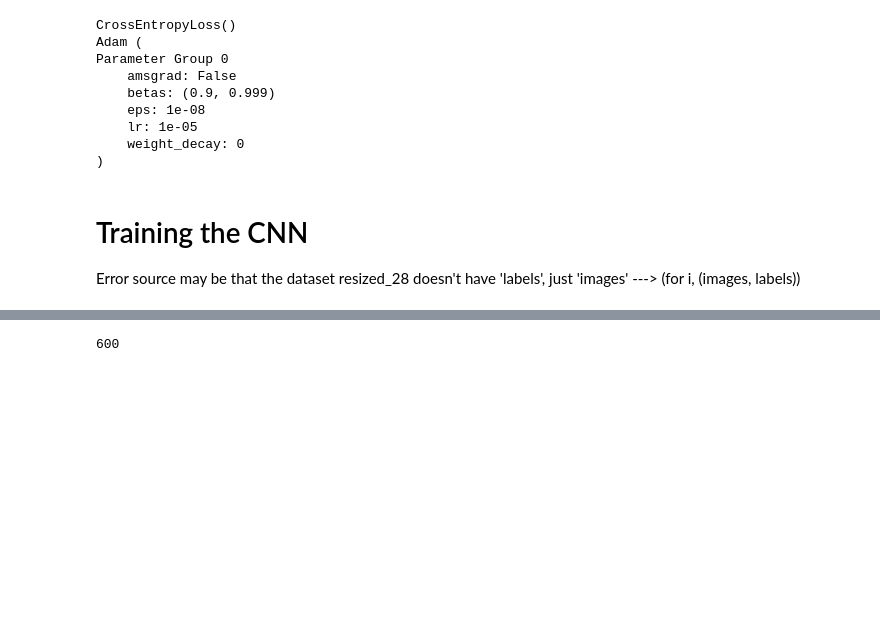
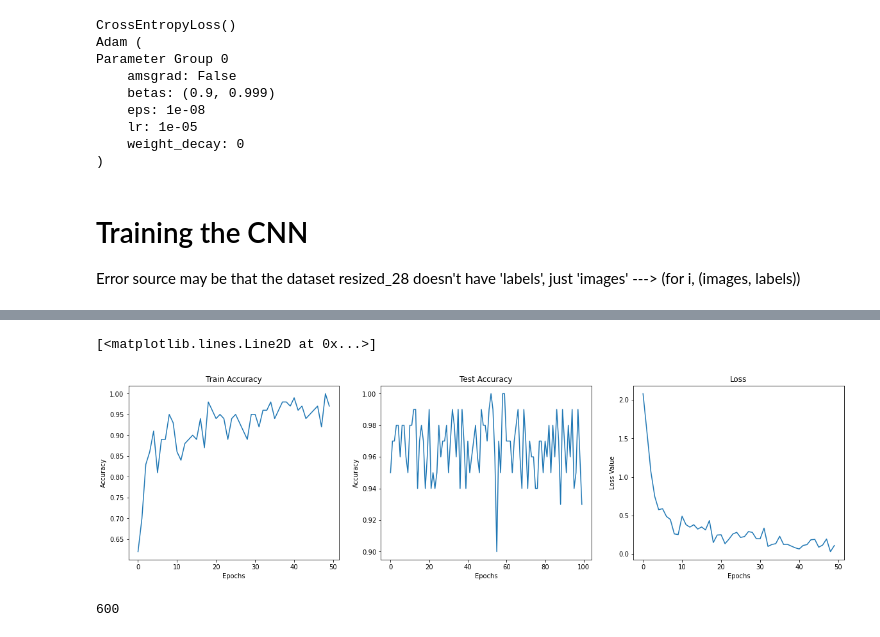
Before and after one commit to jornelasmunoz/UCM_Undergraduate_Research, a Jupyter notebook: notebooks/MNIST_with_trochvision.transforms() - 28x28.ipynb, the cells around one changed output, grey strips where cells are left out. Drawn from its saved outputs; the diff is of its cells as text; code cells hidden in the pictures; blank space fills up the shorter version.

Commit message:
Created 4 CNNs to test on 4 datasets, plotted metrics

```diff
--- a/notebooks/MNIST_with_trochvision.transforms() - 28x28.ipynb
+++ b/notebooks/MNIST_with_trochvision.transforms() - 28x28.ipynb
@@ -347,0 +361,19 @@ Epoch [10/10], Step [600/600], Loss: 0.6490
+# %%
+test_acc_data = []
+
+def test():
+    cnn.eval()
+
+    # Train the model
+    correct = 0
+    total = 0
+    for images, labels in loaders['test']:
+        test_output, last_layer = cnn(images)
+        pred_y = torch.max(test_output, 1)[1].data.squeeze()
+        accuracy = (pred_y == labels).sum().item() / float(labels.size(0))
+        test_acc_data.append(accuracy)
+        print("Accuracy: {:.4f}".format(accuracy))
+
+#     print('Test Accuracy: %.2f' % accuracy)
+
+test()
@@ -348,3 +398,23 @@ Epoch [10/10], Step [600/600], Loss: 0.6490
+# %%
+f, axarr = plt.subplots(1,3, figsize=(20, 5))
+axarr[0].set_title("Train Accuracy")
+axarr[0].set_xlabel("Epochs")
+axarr[0].set_ylabel("Accuracy")
+axarr[0].plot(train_acc_data)
+
+axarr[1].set_title("Test Accuracy")
+axarr[1].set_xlabel("Epochs")
+axarr[1].set_ylabel("Accuracy")
+axarr[1].plot(test_acc_data)
+
+
+axarr[2].set_title("Loss")
+axarr[2].set_xlabel("Epochs")
+axarr[2].set_ylabel("Loss Value")
+axarr[2].plot(loss_data)
+# %% [output]
+[<matplotlib.lines.Line2D at 0x...>]
+[figure, added]
 # %%
 cnn.train()
 len(loaders['train'])
```
Also changed, not shown: parts of 4 cells of this notebook, 44 other files.
